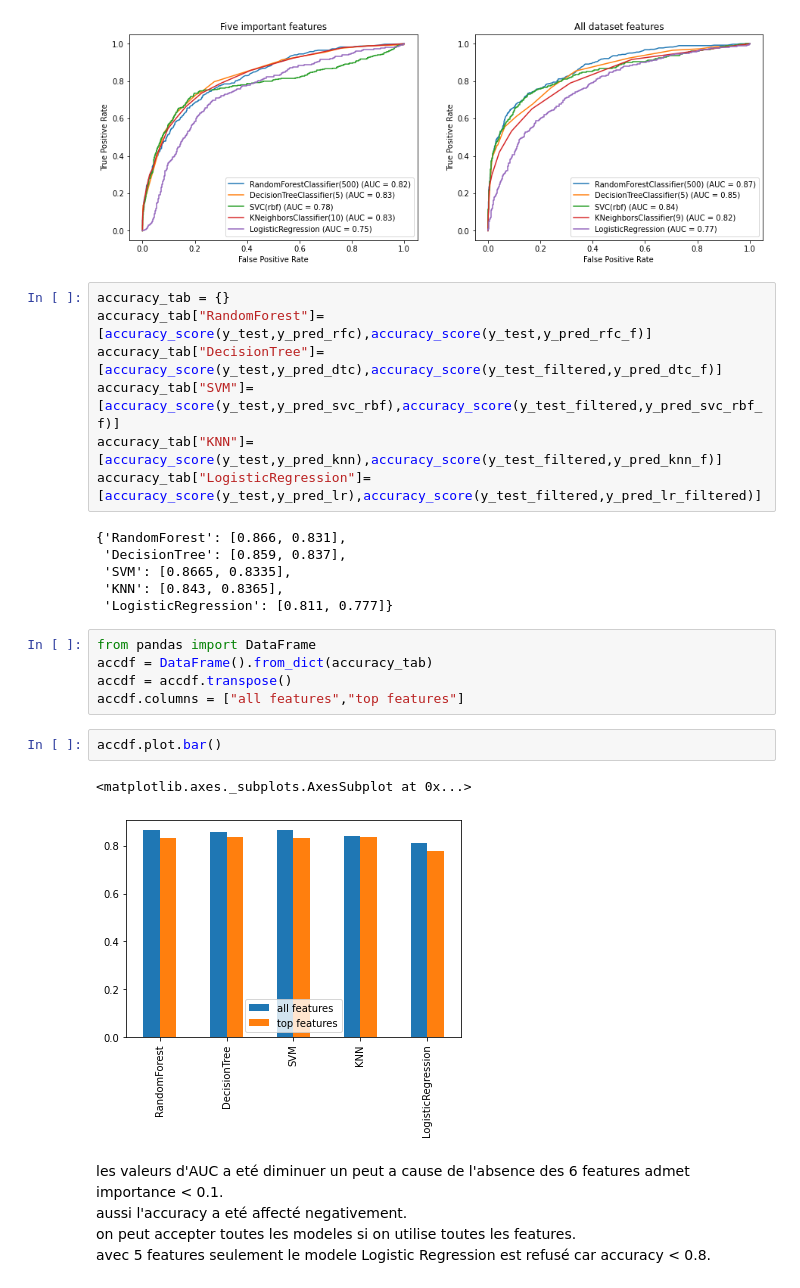
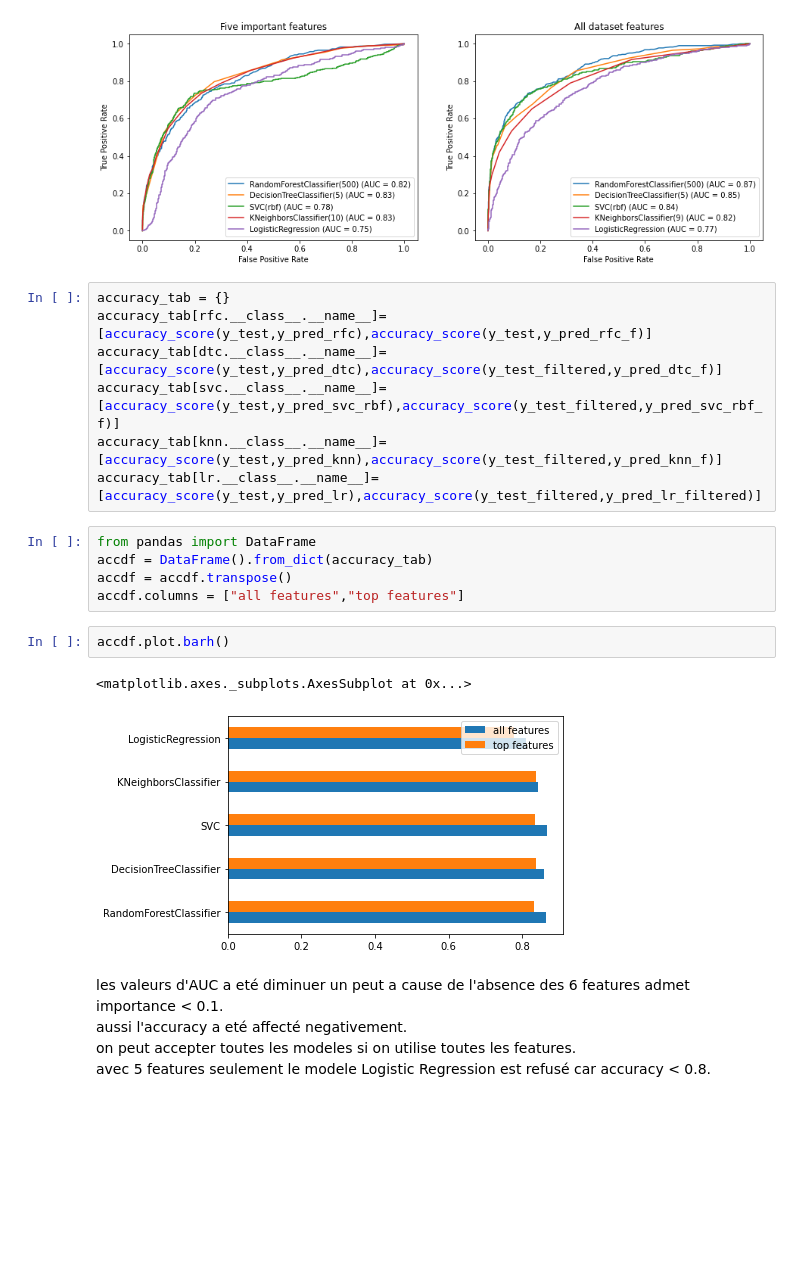
Before and after one commit to aws3ma/machine-learning, a Jupyter notebook: sc3.ipynb, the cells around one changed output. Cells and saved outputs as stored; diff of their text form; blank space fills up the shorter version.

```diff
--- a/sc3.ipynb
+++ b/sc3.ipynb
@@ -791,27 +791,21 @@ fig.show()
 [figure]
 # %%
 accuracy_tab = {}
-accuracy_tab["RandomForest"]=[accuracy_score(y_test,y_pred_rfc),accuracy_score(y_test,y_pred_rfc_f)]
-accuracy_tab["DecisionTree"]=[accuracy_score(y_test,y_pred_dtc),accuracy_score(y_test_filtered,y_pred_dtc_f)]
-accuracy_tab["SVM"]=[accuracy_score(y_test,y_pred_svc_rbf),accuracy_score(y_test_filtered,y_pred_svc_rbf_f)]
-accuracy_tab["KNN"]=[accuracy_score(y_test,y_pred_knn),accuracy_score(y_test_filtered,y_pred_knn_f)]
-accuracy_tab["LogisticRegression"]=[accuracy_score(y_test,y_pred_lr),accuracy_score(y_test_filtered,y_pred_lr_filtered)]
+accuracy_tab[rfc.__class__.__name__]=[accuracy_score(y_test,y_pred_rfc),accuracy_score(y_test,y_pred_rfc_f)]
+accuracy_tab[dtc.__class__.__name__]=[accuracy_score(y_test,y_pred_dtc),accuracy_score(y_test_filtered,y_pred_dtc_f)]
+accuracy_tab[svc.__class__.__name__]=[accuracy_score(y_test,y_pred_svc_rbf),accuracy_score(y_test_filtered,y_pred_svc_rbf_f)]
+accuracy_tab[knn.__class__.__name__]=[accuracy_score(y_test,y_pred_knn),accuracy_score(y_test_filtered,y_pred_knn_f)]
+accuracy_tab[lr.__class__.__name__]=[accuracy_score(y_test,y_pred_lr),accuracy_score(y_test_filtered,y_pred_lr_filtered)]
-# %% [output]
-{'RandomForest': [0.866, 0.831],
- 'DecisionTree': [0.859, 0.837],
- 'SVM': [0.8665, 0.8335],
- 'KNN': [0.843, 0.8365],
- 'LogisticRegression': [0.811, 0.777]}
 # %%
 from pandas import DataFrame
 accdf = DataFrame().from_dict(accuracy_tab)
 accdf = accdf.transpose()
 accdf.columns = ["all features","top features"]
 # %%
-accdf.plot.bar()
+accdf.plot.barh()
 # %% [output]
 <matplotlib.axes._subplots.AxesSubplot at 0x...>
-[figure, old version]
+[figure, new version]
 # %% [markdown]
 les valeurs d'AUC a eté diminuer un peut a cause de l'absence des 6 features admet importance < 0.1. <br/>
 aussi l'accuracy a eté affecté negativement. <br/>
```
